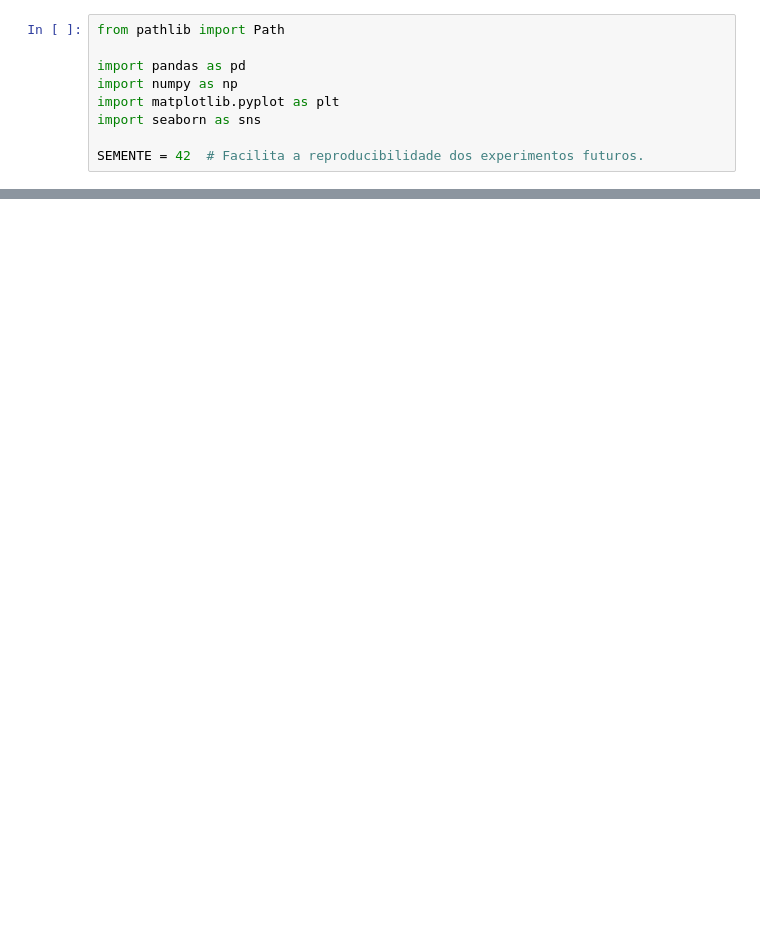
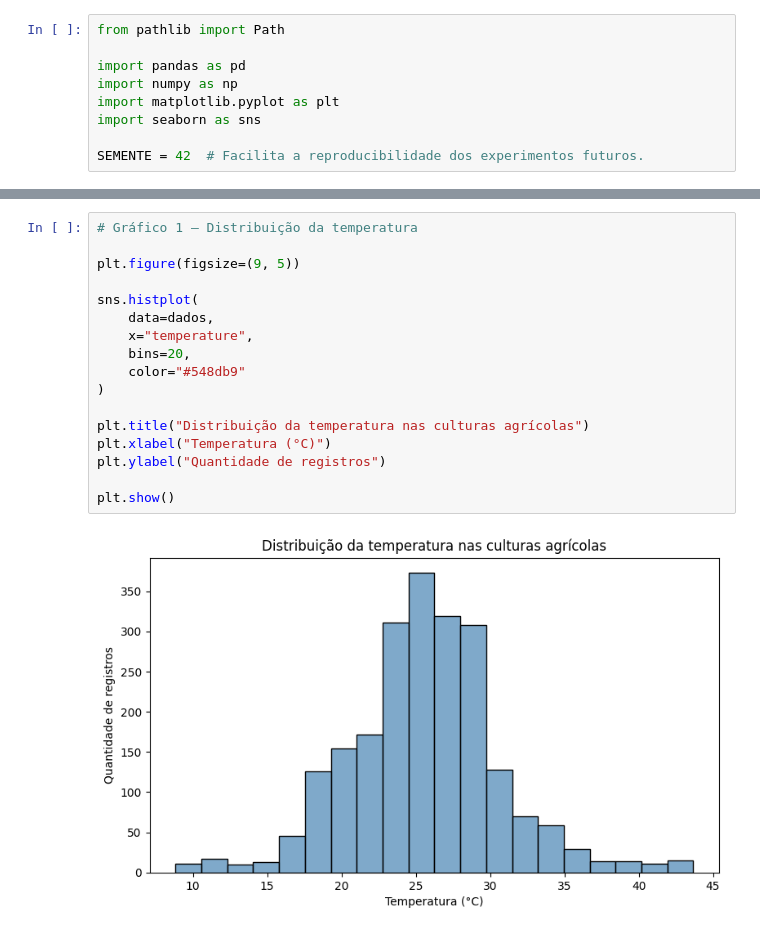
Before and after one commit to Caiobqz/FarmTech-Modelagem-IA-Fase3, a Jupyter notebook: notebooks/rascunho_modelagem_ia.ipynb, the cells around one changed output, grey strips where cells are left out. Saved outputs shown, nothing was run; the diff lists cells and outputs as text; blank space fills up the shorter version.

Commit message:
feat: concluir FarmTech Fase 3 Modelagem de IA
Integra notebook validado com cinco gráficos, cinco modelos, métricas, análise acadêmica e documentação de entrega. Dados CSV permanecem fora do GitHub.

```diff
--- a/notebooks/rascunho_modelagem_ia.ipynb
+++ b/notebooks/rascunho_modelagem_ia.ipynb
@@ -143,0 +138,19 @@ Listar a fonte do dataset, documentação das bibliotecas e materiais consultado
+# %%
+# Gráfico 1 — Distribuição da temperatura
+
+plt.figure(figsize=(9, 5))
+
+sns.histplot(
+    data=dados,
+    x="temperature",
+    bins=20,
+    color="#548db9"
+)
+
+plt.title("Distribuição da temperatura nas culturas agrícolas")
+plt.xlabel("Temperatura (°C)")
+plt.ylabel("Quantidade de registros")
+
+plt.show()
+# %% [output]
+[figure, added]
```
Also changed, not shown: parts of 53 cells of this notebook, 8 other files.
